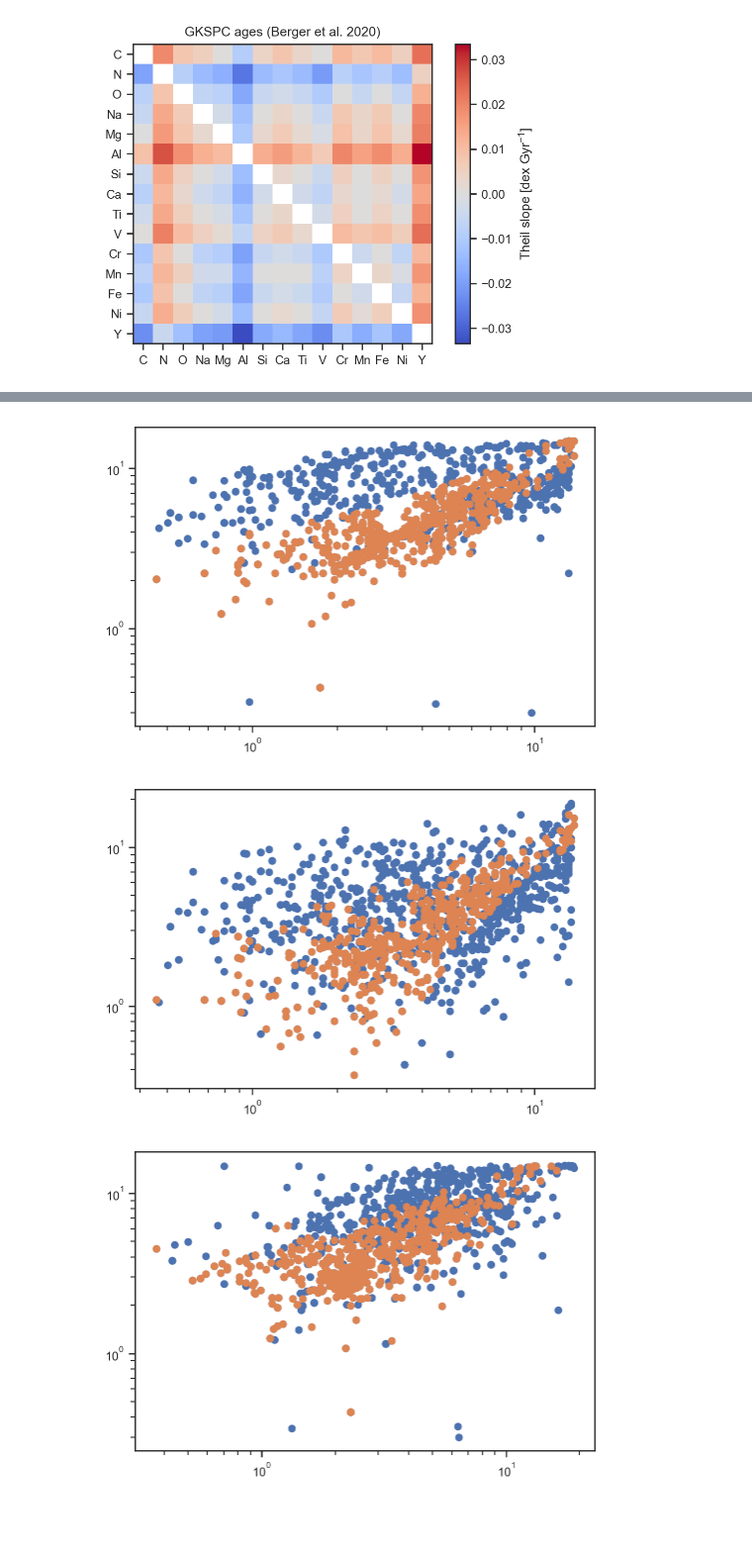
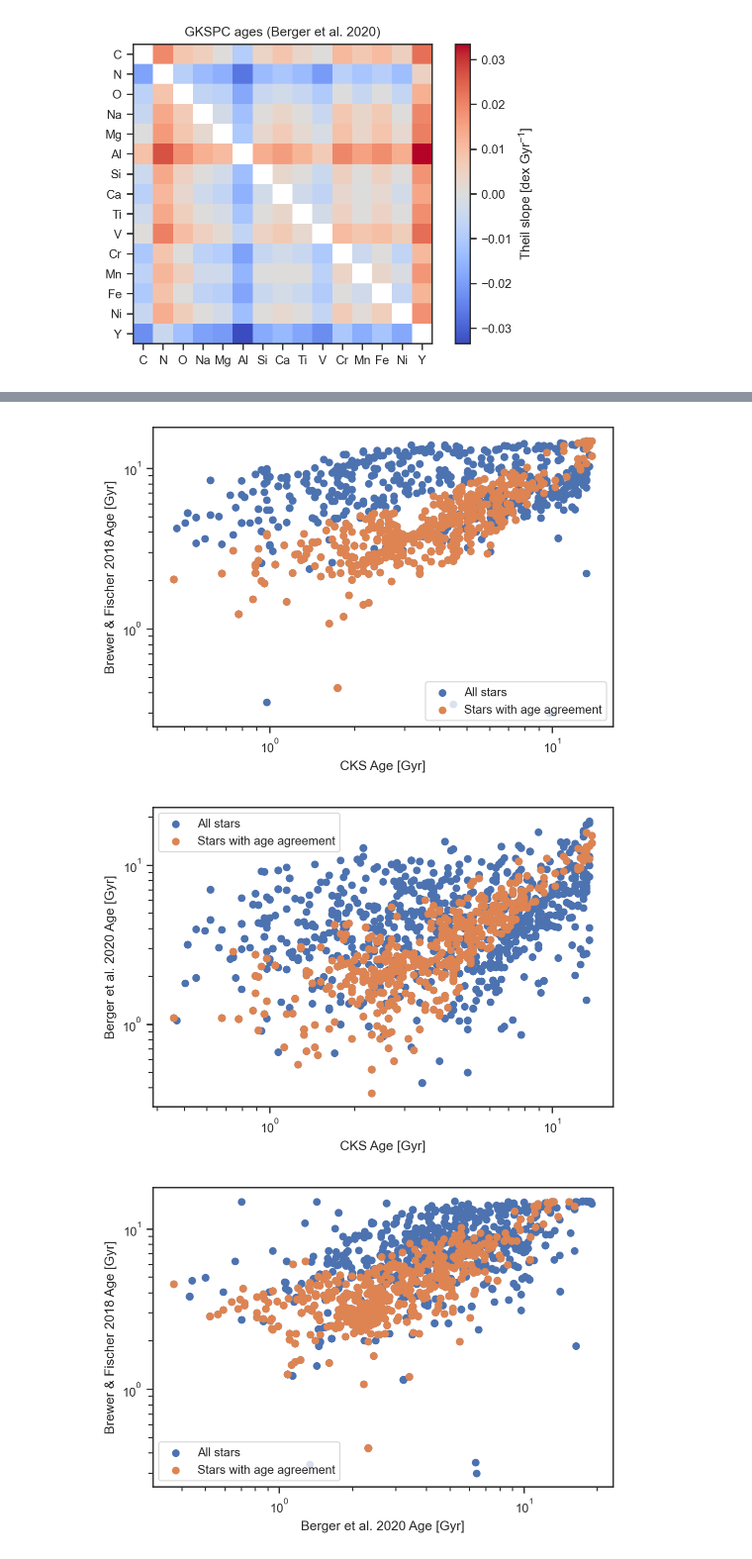
Before and after one commit to trevordavid/chemical-clocks, a Jupyter notebook: notebooks/age-sensitivity.ipynb, the cells around one changed output, grey strips where cells are left out. Shown at 99% size. Drawn from its saved outputs; the diff is of its cells as text; code cells hidden in the pictures; blank space fills up the shorter version.

```diff
--- a/notebooks/age-sensitivity.ipynb
+++ b/notebooks/age-sensitivity.ipynb
@@ -95,5 +92,5 @@ sc_kws = {"cmap": "viridis",
 # %%
-df = pd.read_parquet("./data.parquet")
+df = pd.read_parquet("../data/data.parquet")
 # %% [markdown]
 ### Nissen et al. 2020 tables
 Define "Sun-like" stars here
@@ -573,37 +564,49 @@ age_sensitivity_matrix(age_ref='berger', corr_test='theil', group=None, fig_path
 [figure]
 [figure]
 # %%
-#arg = abs(np.log10(1e9*df["cks_age"])-np.log10(1e9*df["bf18_Age"]))<0.5
+#Stars with age agreement better than 3 Gyr in CKS, Brewer & Fischer 2018, and Berger et al. 2020
 arg = abs(df["cks_age"]-df["bf18_Age"])<3
 arg &= abs(df["cks_age"]-df["b20_iso_age"])<3
 
-plt.scatter(df['p20_cks_steff'], df['p20_cks_slogg'])
-plt.scatter(df['p20_cks_steff'][arg], df['p20_cks_slogg'][arg])
+plt.scatter(df['p20_cks_steff'], df['p20_cks_slogg'], label='All stars')
+plt.scatter(df['p20_cks_steff'][arg], df['p20_cks_slogg'][arg], label='Stars with age agreement')
 plt.gca().invert_xaxis()
 plt.gca().invert_yaxis()
+plt.legend()
+plt.xlabel('CKS Teff [K]')
+plt.ylabel('CKS log(g) [dex]')
 plt.show()
 
-len(df[arg])
-
-
-plt.scatter(df["cks_age"], df["bf18_[Y/Al]"])
-plt.scatter(df["cks_age"][arg], df["bf18_[Y/Al]"][arg])
+plt.scatter(df["cks_age"], df["bf18_[Y/Al]"], label='All stars')
+plt.scatter(df["cks_age"][arg], df["bf18_[Y/Al]"][arg], label='Stars with age agreement')
+plt.xlabel('CKS Age [Gyr]')
+plt.ylabel('Brewer & Fischer 2018 [Y/Al] [dex]')
+plt.legend()
 plt.show()
 
 
-plt.scatter(df['cks_age'], df['bf18_Age'])
-plt.scatter(df['cks_age'][arg], df['bf18_Age'][arg])
+plt.scatter(df['cks_age'], df['bf18_Age'], label='All stars')
+plt.scatter(df['cks_age'][arg], df['bf18_Age'][arg], label='Stars with age agreement')
+plt.xlabel('CKS Age [Gyr]')
+plt.ylabel('Brewer & Fischer 2018 Age [Gyr]')
 plt.loglog()
+plt.legend()
 plt.show()
 
-plt.scatter(df['cks_age'], df['b20_iso_age'])
-plt.scatter(df['cks_age'][arg], df['b20_iso_age'][arg])
+plt.scatter(df['cks_age'], df['b20_iso_age'], label='All stars')
+plt.scatter(df['cks_age'][arg], df['b20_iso_age'][arg], label='Stars with age agreement')
+plt.xlabel('CKS Age [Gyr]')
+plt.ylabel('Berger et al. 2020 Age [Gyr]')
 plt.loglog()
+plt.legend()
 plt.show()
 
 
-plt.scatter(df['b20_iso_age'], df['bf18_Age'])
-plt.scatter(df['b20_iso_age'][arg], df['bf18_Age'][arg])
+plt.scatter(df['b20_iso_age'], df['bf18_Age'], label='All stars')
+plt.scatter(df['b20_iso_age'][arg], df['bf18_Age'][arg], label='Stars with age agreement')
+plt.xlabel('Berger et al. 2020 Age [Gyr]')
+plt.ylabel('Brewer & Fischer 2018 Age [Gyr]')
 plt.loglog()
+plt.legend()
 plt.show()
 # %% [output]
@@ -612,3 +615,3 @@ plt.show()
-[figure, old version]
+[figure, new version]
-[figure, old version]
+[figure, new version]
-[figure, old version]
+[figure, new version]
```
Also changed, not shown: parts of 9 cells of this notebook, 3 other files.
